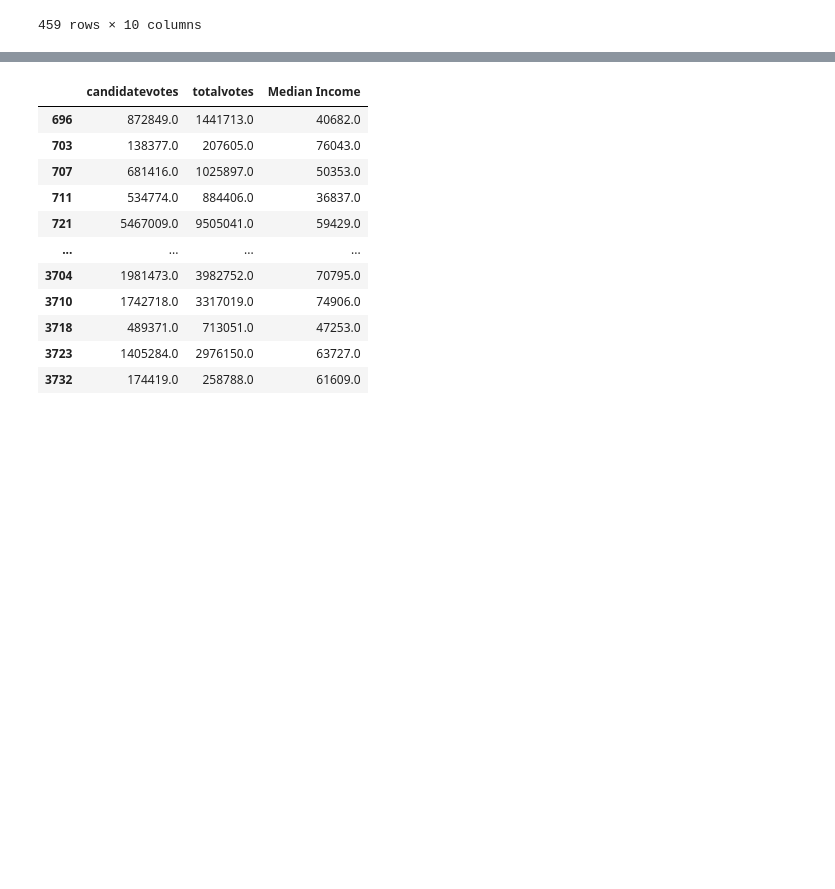
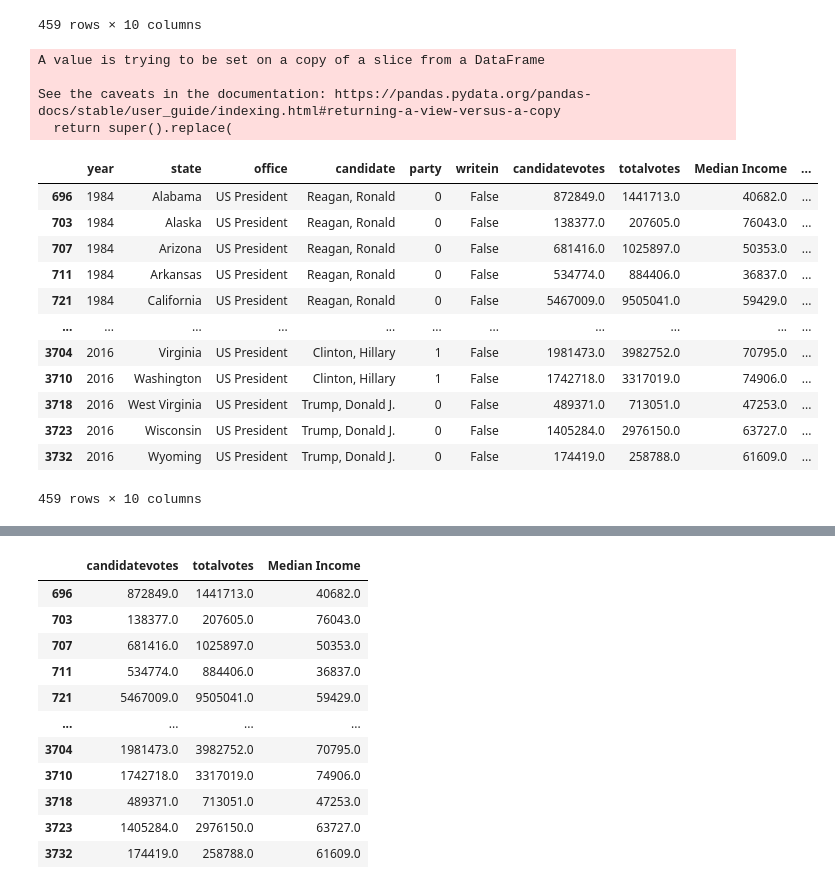
Before and after one commit to wmc-beedle/Red-White-Blue-and-....Green-Census-affect-on-State-Voting, a Jupyter notebook: predictor.ipynb, the cells around one changed output, grey strips where cells are left out. Cells and saved outputs as stored; diff of their text form; code cells hidden in the pictures; blank space fills up the shorter version.

```diff
--- a/predictor.ipynb
+++ b/predictor.ipynb
@@ -122,0 +118,22 @@ winning_party_full_data
+# %%
+winning_party_full_data.replace('republican', 0, inplace=True)
+winning_party_full_data.replace('democrat', 1, inplace=True)
+winning_party_full_data
+# %% [output]
+A value is trying to be set on a copy of a slice from a DataFrame
+
+See the caveats in the documentation: https://pandas.pydata.org/pandas-docs/stable/user_guide/indexing.html#returning-a-view-versus-a-copy
+  return super().replace(
+|  | year | state | office | candidate | party | writein | candidatevotes | totalvotes | Median Income | ... |
+| 696 | 1984 | Alabama | US President | Reagan, Ronald | 0 | False | 872849.0 | 1441713.0 | 40682.0 | ... |
+| 703 | 1984 | Alaska | US President | Reagan, Ronald | 0 | False | 138377.0 | 207605.0 | 76043.0 | ... |
+| 707 | 1984 | Arizona | US President | Reagan, Ronald | 0 | False | 681416.0 | 1025897.0 | 50353.0 | ... |
+| 711 | 1984 | Arkansas | US President | Reagan, Ronald | 0 | False | 534774.0 | 884406.0 | 36837.0 | ... |
+| 721 | 1984 | California | US President | Reagan, Ronald | 0 | False | 5467009.0 | 9505041.0 | 59429.0 | ... |
+| ... | ... | ... | ... | ... | ... | ... | ... | ... | ... | ... |
+| 3704 | 2016 | Virginia | US President | Clinton, Hillary | 1 | False | 1981473.0 | 3982752.0 | 70795.0 | ... |
+| 3710 | 2016 | Washington | US President | Clinton, Hillary | 1 | False | 1742718.0 | 3317019.0 | 74906.0 | ... |
+| 3718 | 2016 | West Virginia | US President | Trump, Donald J. | 0 | False | 489371.0 | 713051.0 | 47253.0 | ... |
+| 3723 | 2016 | Wisconsin | US President | Trump, Donald J. | 0 | False | 1405284.0 | 2976150.0 | 63727.0 | ... |
+| 3732 | 2016 | Wyoming | US President | Trump, Donald J. | 0 | False | 174419.0 | 258788.0 | 61609.0 | ... |
+459 rows × 10 columns
```
Also changed, not shown: parts of 10 cells of this notebook, 4 other files.
